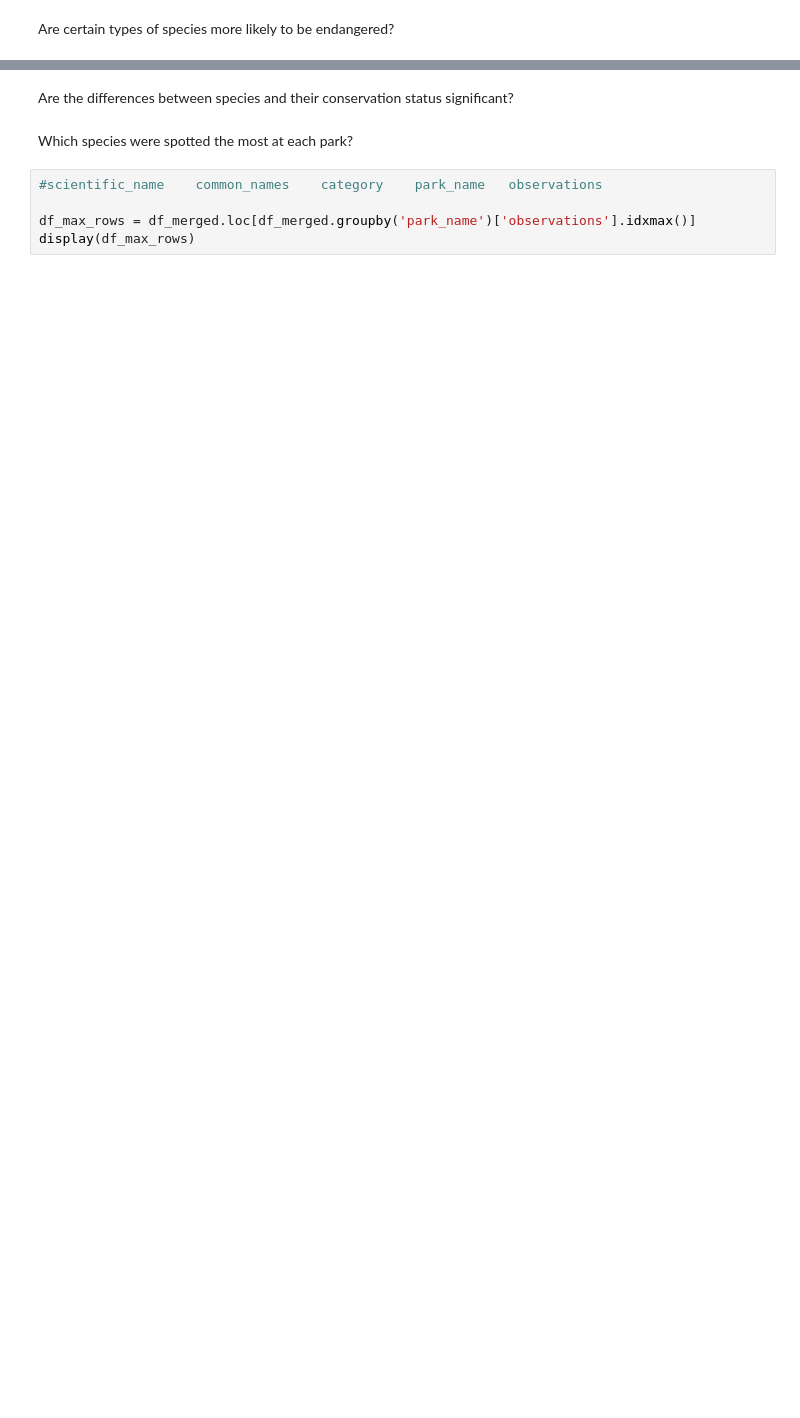
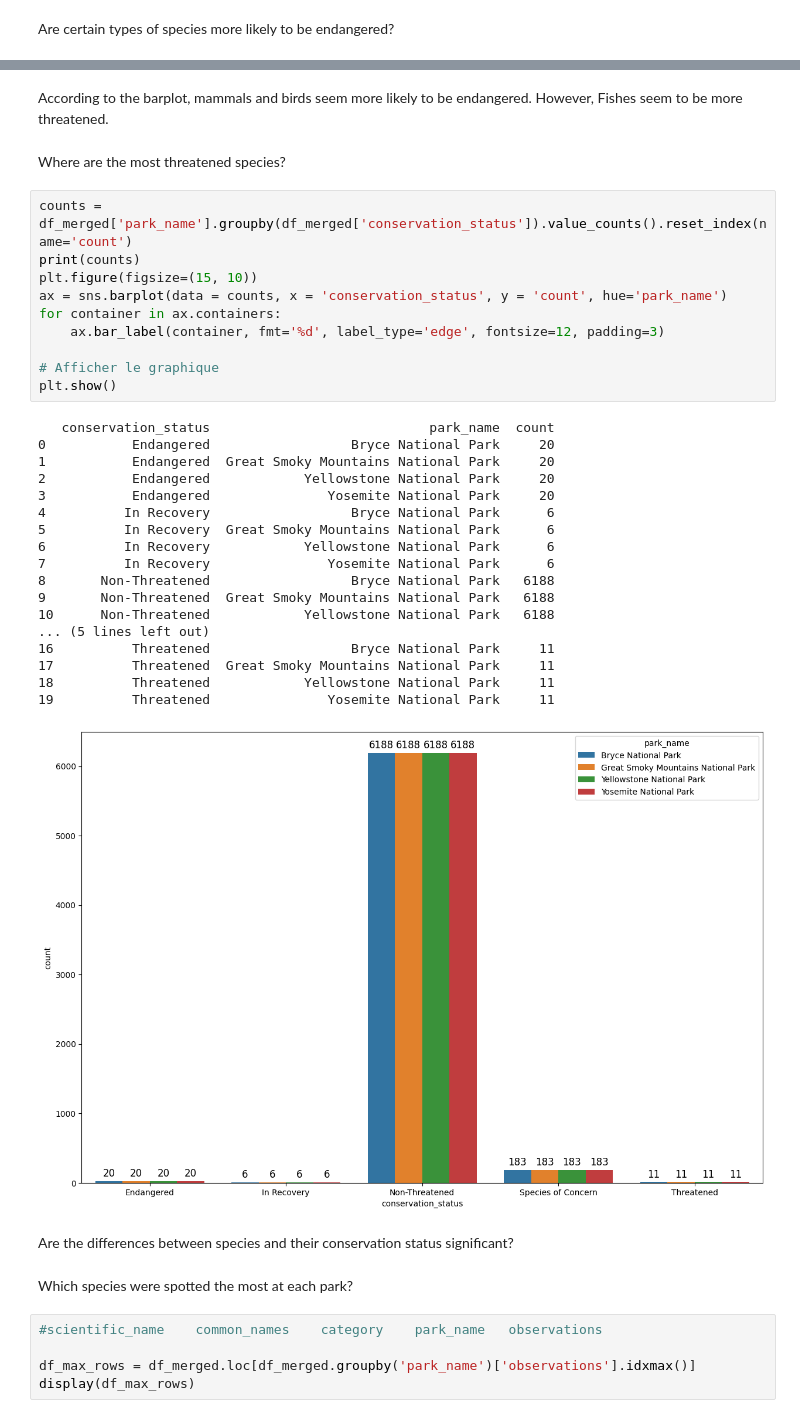
Before and after one commit to GitOlivier10/biodiversity-starter, a Jupyter notebook: biodiversity.ipynb, the cells around one changed output, grey strips where cells are left out. Cells and saved outputs as stored; diff of their text form; blank space fills up the shorter version.

```diff
--- a/biodiversity.ipynb
+++ b/biodiversity.ipynb
@@ -189,3 +213,36 @@ plt.show()
+# %% [markdown]
+According to the barplot, mammals and birds seem more likely to be endangered. However, Fishes seem to be more threatened.
+# %% [markdown]
+Where are the most threatened species?
+# %%
+counts = df_merged['park_name'].groupby(df_merged['conservation_status']).value_counts().reset_index(name='count')
+print(counts)
+plt.figure(figsize=(15, 10))
+ax = sns.barplot(data = counts, x = 'conservation_status', y = 'count', hue='park_name')
+for container in ax.containers:
+    ax.bar_label(container, fmt='%d', label_type='edge', fontsize=12, padding=3)
+
+# Afficher le graphique
+plt.show()
+# %% [output]
+   conservation_status                            park_name  count
+0           Endangered                  Bryce National Park     20
+1           Endangered  Great Smoky Mountains National Park     20
+2           Endangered            Yellowstone National Park     20
+3           Endangered               Yosemite National Park     20
+4          In Recovery                  Bryce National Park      6
+5          In Recovery  Great Smoky Mountains National Park      6
+6          In Recovery            Yellowstone National Park      6
+7          In Recovery               Yosemite National Park      6
+8       Non-Threatened                  Bryce National Park   6188
+9       Non-Threatened  Great Smoky Mountains National Park   6188
+10      Non-Threatened            Yellowstone National Park   6188
+... (5 lines left out)
+16          Threatened                  Bryce National Park     11
+17          Threatened  Great Smoky Mountains National Park     11
+18          Threatened            Yellowstone National Park     11
+19          Threatened               Yosemite National Park     11
+[figure, added]
 # %% [markdown]
 Are the differences between species and their conservation status significant?
 # %% [markdown]
```
Also changed, not shown: parts of 14 cells of this notebook.
